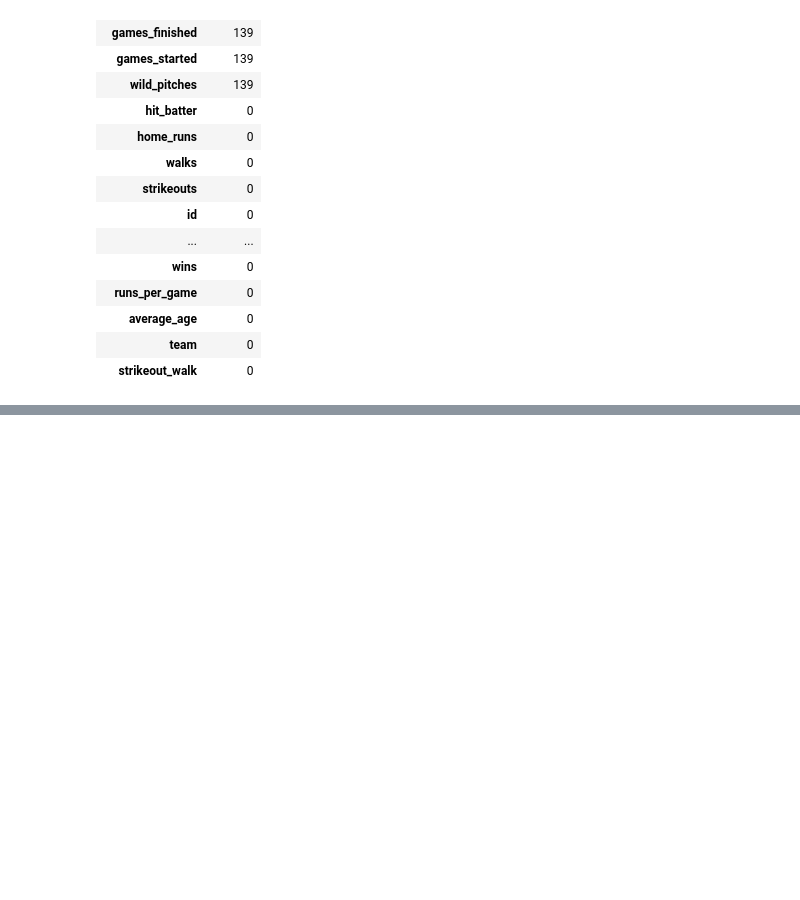
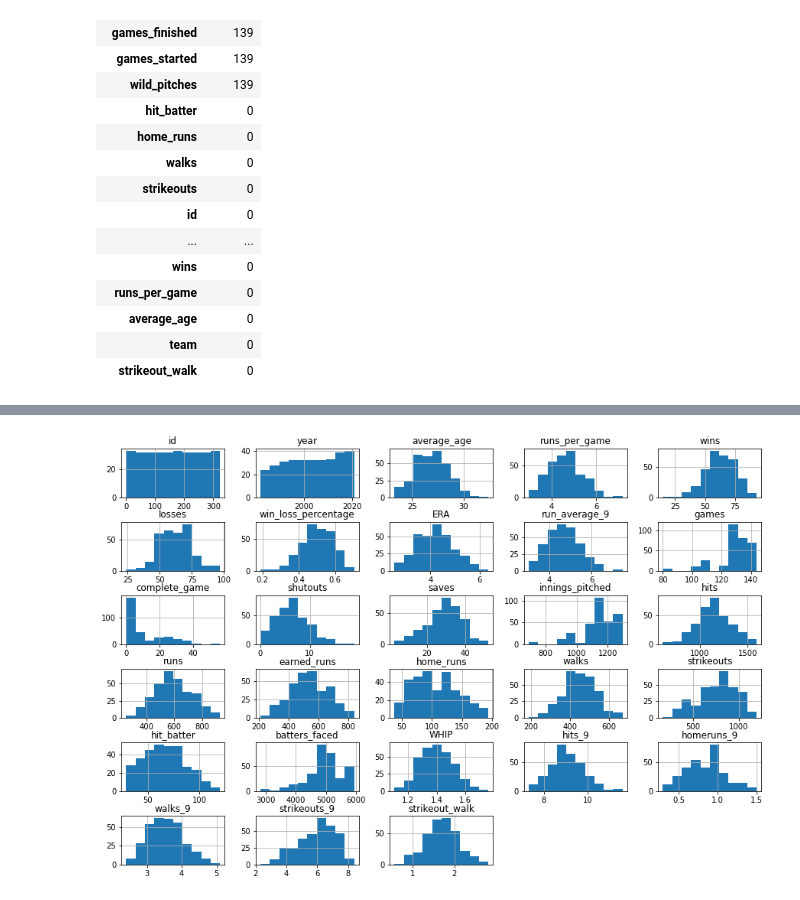
Before and after one commit to e-machinelearning/Hey-Batter-Batter-, a Jupyter notebook: Hey Batter Batter!.ipynb, the cells around one changed output, grey strips where cells are left out. Saved outputs shown, nothing was run; the diff lists cells and outputs as text; code cells hidden in the pictures; blank space fills up the shorter version.

```diff
--- a/Hey Batter Batter!.ipynb
+++ b/Hey Batter Batter!.ipynb
@@ -114,0 +366,10 @@ All of the missing data have the same number of values in the 5 catergories,
+# %%
+#dropping our columns with missing values since there is way too many
+
+hey_batter.drop(columns=['balks', 'intentional_walks', 'games_finished', 'games_started', 'wild_pitches'], inplace=True)
+# %%
+#rechecking distributions after dropped columns
+hey_batter.hist(figsize=(15,10))
+plt.subplots_adjust(hspace=0.5);
+# %% [output]
+[figure, added]
```
Also changed, not shown: parts of 29 cells of this notebook.
